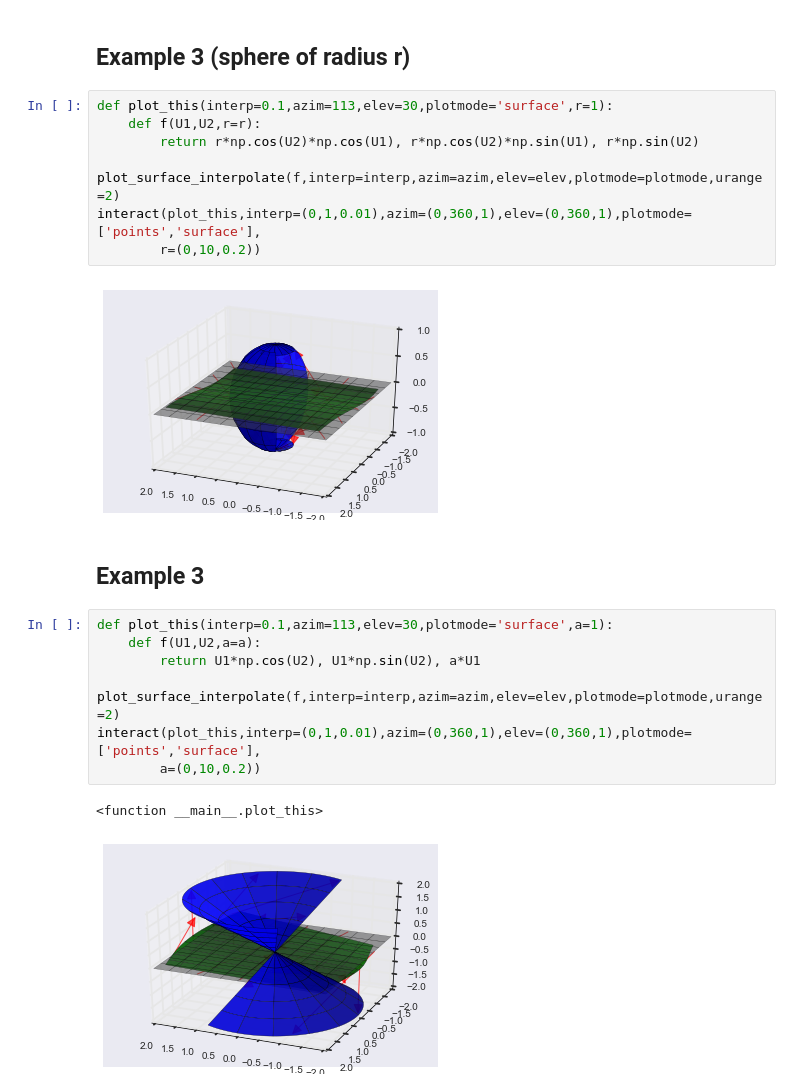
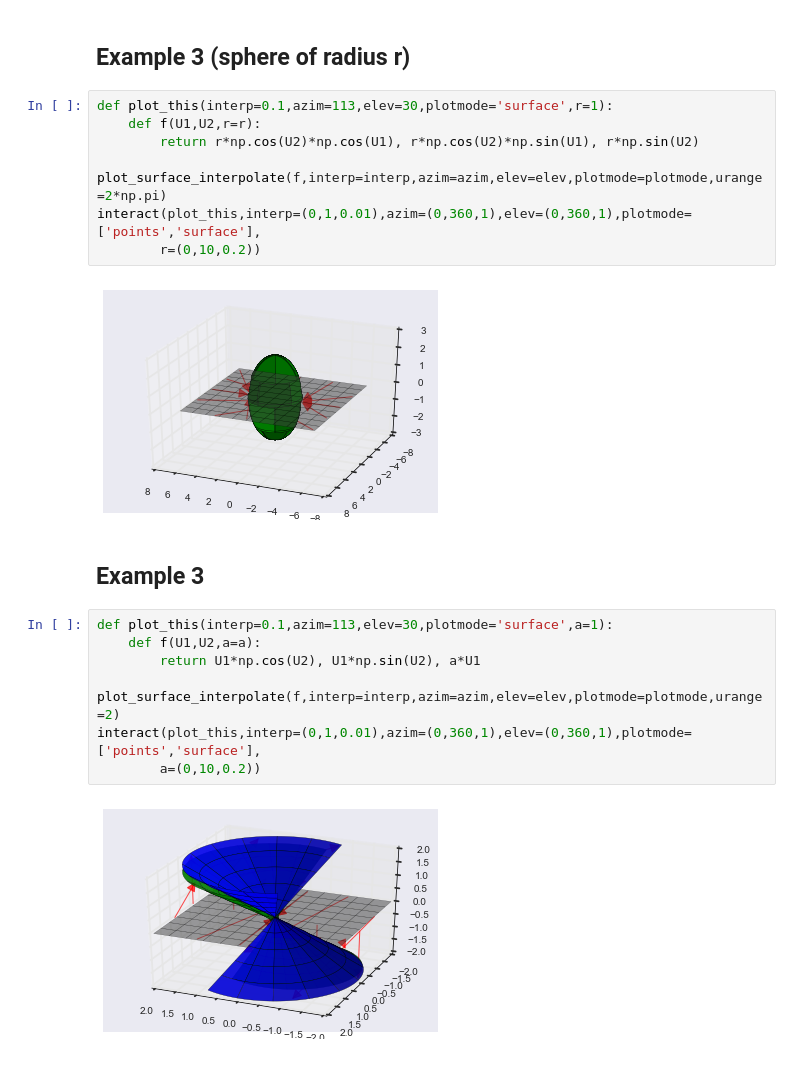
Before and after one commit to mglerner/MathematicalPhysics, a Jupyter notebook: Mapping/KreyszigCh3.24.ipynb, the cells around one changed output. Saved outputs shown, nothing was run; the diff lists cells and outputs as text.

```diff
--- a/Mapping/KreyszigCh3.24.ipynb
+++ b/Mapping/KreyszigCh3.24.ipynb
@@ -195,12 +195,12 @@ interact(plot_this,interp=(0,1,0.01),azim=(0,360,1),elev=(0,360,1),plotmode=['po
 # %%
 def plot_this(interp=0.1,azim=113,elev=30,plotmode='surface',r=1):
     def f(U1,U2,r=r):
         return r*np.cos(U2)*np.cos(U1), r*np.cos(U2)*np.sin(U1), r*np.sin(U2)
-    plot_surface_interpolate(f,interp=interp,azim=azim,elev=elev,plotmode=plotmode,urange=2)
+    plot_surface_interpolate(f,interp=interp,azim=azim,elev=elev,plotmode=plotmode,urange=2*np.pi)
 interact(plot_this,interp=(0,1,0.01),azim=(0,360,1),elev=(0,360,1),plotmode=['points','surface'],
         r=(0,10,0.2))
 # %% [output]
-[figure, old version]
+[figure, new version]
 # %% [markdown]
 ## Example 3
 # %%
@@ -211,5 +211,4 @@ def plot_this(interp=0.1,azim=113,elev=30,plotmode='surface',a=1):
 interact(plot_this,interp=(0,1,0.01),azim=(0,360,1),elev=(0,360,1),plotmode=['points','surface'],
         a=(0,10,0.2))
 # %% [output]
-<function __main__.plot_this>
-[figure, old version]
+[figure, new version]
```
Also changed, not shown: parts of 5 cells of this notebook.
